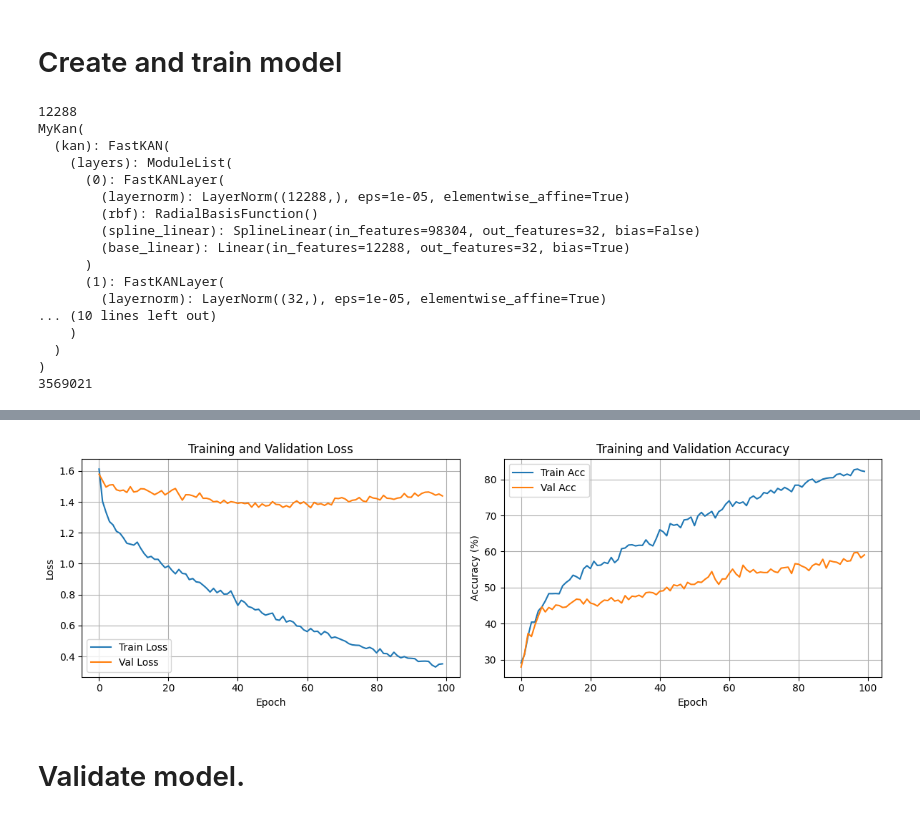
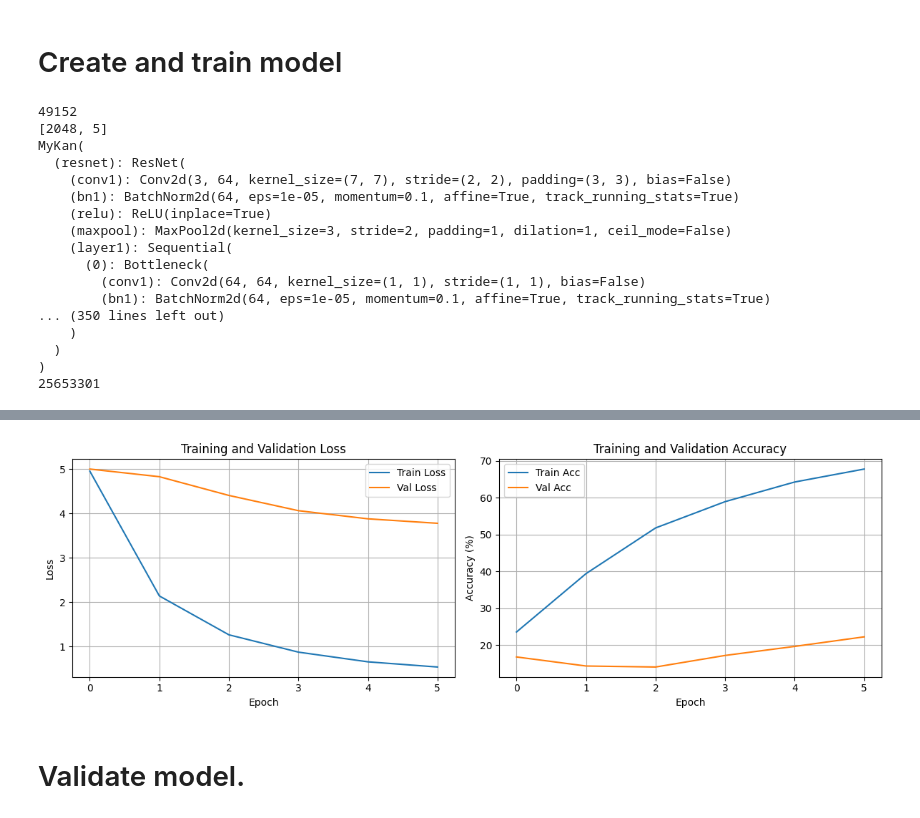
Before and after one commit to mosheadd/KANProt, a Jupyter notebook: prototype2.ipynb, the cells around one changed output, grey strips where cells are left out. Saved outputs shown, nothing was run; the diff lists cells and outputs as text; code cells hidden in the pictures.

```diff
--- a/prototype2.ipynb
+++ b/prototype2.ipynb
@@ -87,8 +101,8 @@ class ImgDataset(Dataset):
 # %% [markdown]
 # Load paths of images and their labels
 # %%
-trainCsvPath = "data/trainLabels.csv"
-trainImagesPath = "data/train"
+trainCsvPath = "data/resized-2015-2019-blindness-detection-images/labels/trainLabels19.csv"
+trainImagesPath = "data/resized-2015-2019-blindness-detection-images/resized train 19"
 
 df = pd.read_csv(trainCsvPath)
 
@@ -112,11 +126,11 @@ Successfully loaded 3662/3662 images.
 # %%
 train_paths, val_paths, train_labels, val_labels = train_test_split(imgs_paths, labels, test_size=0.2, random_state=42, stratify=labels)
 
-img_size = (64, 64)
-batches_size = 16
+img_size = (128, 128)
+batches_size = 256
 
-train_dataset = ImgDataset(train_paths, train_labels, img_size)
-val_dataset = ImgDataset(val_paths, val_labels, img_size)
+train_dataset = ImgDataset(train_paths, train_labels, img_size, use_torch_transform=True)
+val_dataset = ImgDataset(val_paths, val_labels, img_size, use_torch_transform=True)
 
 class_counts = np.bincount(train_labels)
 sample_weights = 1. / class_counts[train_labels]
@@ -152,30 +189,31 @@ output_dim = 5
 
 print(input_dim)
 
-model = MyKan(input_dim, output_dim, hidden_dims=[32, 16], device=device_name, use_fastkan=True)
+# kan_to_use: 0 - KAN, 1 - EfficientKAN, 2 - FastKAN
+model = MyKan(input_dim, output_dim, device=device_name, kan_to_use=2, use_resnet=True)
 
 model = model.to(DEVICE)
 
 print(model)
 print(sum(p.numel() for p in model.parameters()))
 # %% [output]
-12288
+49152
+[2048, 5]
 MyKan(
-  (kan): FastKAN(
-    (layers): ModuleList(
-      (0): FastKANLayer(
-        (layernorm): LayerNorm((12288,), eps=1e-05, elementwise_affine=True)
-        (rbf): RadialBasisFunction()
-        (spline_linear): SplineLinear(in_features=98304, out_features=32, bias=False)
-        (base_linear): Linear(in_features=12288, out_features=32, bias=True)
-      )
-      (1): FastKANLayer(
-        (layernorm): LayerNorm((32,), eps=1e-05, elementwise_affine=True)
-... (10 lines left out)
+  (resnet): ResNet(
+    (conv1): Conv2d(3, 64, kernel_size=(7, 7), stride=(2, 2), padding=(3, 3), bias=False)
+    (bn1): BatchNorm2d(64, eps=1e-05, momentum=0.1, affine=True, track_running_stats=True)
+    (relu): ReLU(inplace=True)
+    (maxpool): MaxPool2d(kernel_size=3, stride=2, padding=1, dilation=1, ceil_mode=False)
+    (layer1): Sequential(
+      (0): Bottleneck(
+        (conv1): Conv2d(64, 64, kernel_size=(1, 1), stride=(1, 1), bias=False)
+        (bn1): BatchNorm2d(64, eps=1e-05, momentum=0.1, affine=True, track_running_stats=True)
+... (350 lines left out)
     )
   )
 )
-3569021
+25653301
 # %%
 def train_model_with_valid(model, train_loader, val_loader, lr=1e-5, epochs=100, print_every_step=5, print_class_report=True, use_weighted_loss=False, early_stopping=True):
     optimizer = torch.optim.AdamW(model.parameters(), lr=lr, weight_decay=1e-4)
@@ -197,9 +235,8 @@ def train_model_with_valid(model, train_loader, val_loader, lr=1e-5, epochs=100,
                'val_acc': [],
                'val_reports': []}
 
-    all_preds = []
-    all_labels = []
-    all_val_loss = []
+    if model.used_kan == 0:
+        model.kan.speed()
 
     print("Training...")
     for epoch in range(epochs):
@@ -296,7 +333,7 @@ def plot_history(history):
     plt.show()
 # %%
 if __name__ == "__main__":
-    history = train_model_with_valid(model, train_loader, val_loader, use_weighted_loss=True, early_stopping=False)
+    history = train_model_with_valid(model, train_loader, val_loader, epochs=6, use_weighted_loss=True, early_stopping=False)
     plot_history(history)
 # %% [output]
 Training...
@@ -319,4 +356,4 @@ Epoch 99:
-[figure, old version]
+[figure, new version]
 # %% [markdown]
 # Validate model.
 # %%
```
Also changed, not shown: parts of 20 cells of this notebook.
